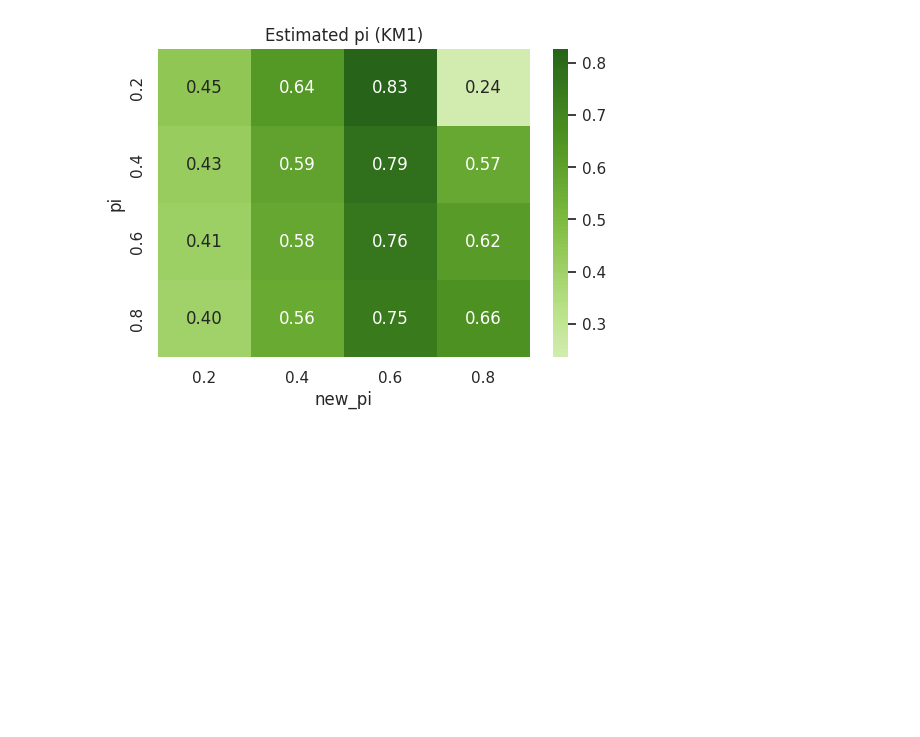
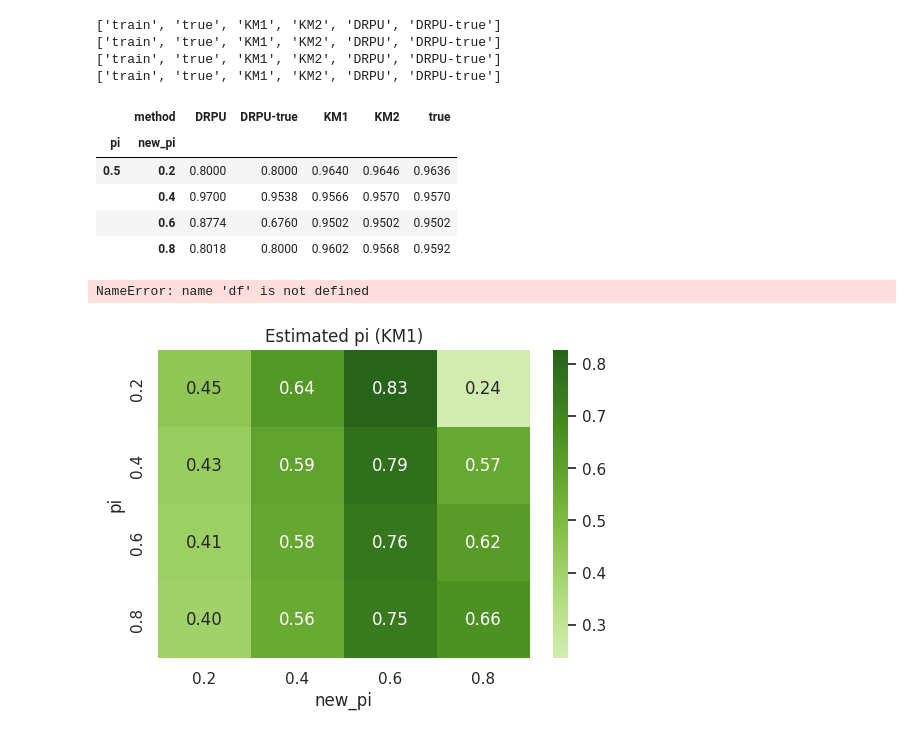
Before and after one commit to izabelatelejko/PULS-Master, a Jupyter notebook: evaluation.ipynb, the cells around one changed output. Saved outputs shown, nothing was run; the diff lists cells and outputs as text; code cells hidden in the pictures; blank space fills up the shorter version.

```diff
--- a/evaluation.ipynb
+++ b/evaluation.ipynb
@@ -53,3 +113,57 @@ df.pivot(index=["pi", "new_pi"], columns="method", values="estimated_test_pi")
+# %%
+from PULS.evaluation import evaluate_all_TC_metrics
+
+dataset_name = 'MNIST'
+n = 50_000
+label_frequency = 0.1
+train_pi = [0.5]
+test_pi = [0.2, 0.4, 0.6, 0.8]
+
+df = evaluate_all_TC_metrics(dataset_name, None, n, label_frequency, train_pi, test_pi, convert_to_df=True, single_exp=True)
+df = df[df['metric'].isin(['accuracy'])]
+df = df[df['method'] != 'train']
+df.pivot(index=["pi", "new_pi"], columns="method", values="average_value")
+# %% [output]
+['train', 'true', 'KM1', 'KM2', 'DRPU', 'DRPU-true']
+['train', 'true', 'KM1', 'KM2', 'DRPU', 'DRPU-true']
+['train', 'true', 'KM1', 'KM2', 'DRPU', 'DRPU-true']
+['train', 'true', 'KM1', 'KM2', 'DRPU', 'DRPU-true']
+|  | method | DRPU | DRPU-true | KM1 | KM2 | true |
+| pi | new_pi |  |  |  |  |  |
+| 0.5 | 0.2 | 0.8000 | 0.8000 | 0.9640 | 0.9646 | 0.9636 |
+|  | 0.4 | 0.9700 | 0.9538 | 0.9566 | 0.9570 | 0.9570 |
+|  | 0.6 | 0.8774 | 0.6760 | 0.9502 | 0.9502 | 0.9502 |
+|  | 0.8 | 0.8018 | 0.8000 | 0.9602 | 0.9568 | 0.9592 |
+# %%
+import seaborn as sns
+import matplotlib.pyplot as plt
+
+methods = df["method"].unique()
+n_methods = len(methods)
+
+fig, axes = plt.subplots(1, n_methods, figsize=(6 * n_methods, 5), constrained_layout=True)
+
+for ax, method in zip(axes, methods):
+    df_method = df[df["method"] == method]
+    pivot_data = df_method.pivot(index="pi", columns="new_pi", values="mean")
+
+    sns.heatmap(
+        pivot_data,
+        annot=True,
+        fmt=".2f",
+        cmap="PiYG",
+        vmin=df_method["mean"].min(),
+        vmax=df_method["mean"].max(),
+        center=0,
+        ax=ax
+    )
+    ax.set_title(f"Estimated π ({method})")
+    ax.set_xlabel("new_pi")
+    ax.set_ylabel("pi")
+
+plt.show()
+# %% [output]
+NameError: name 'df' is not defined
 # %%
 import seaborn as sns
 import matplotlib.pyplot as plt
```
Also changed, not shown: parts of 4 cells of this notebook, 4 other files.
